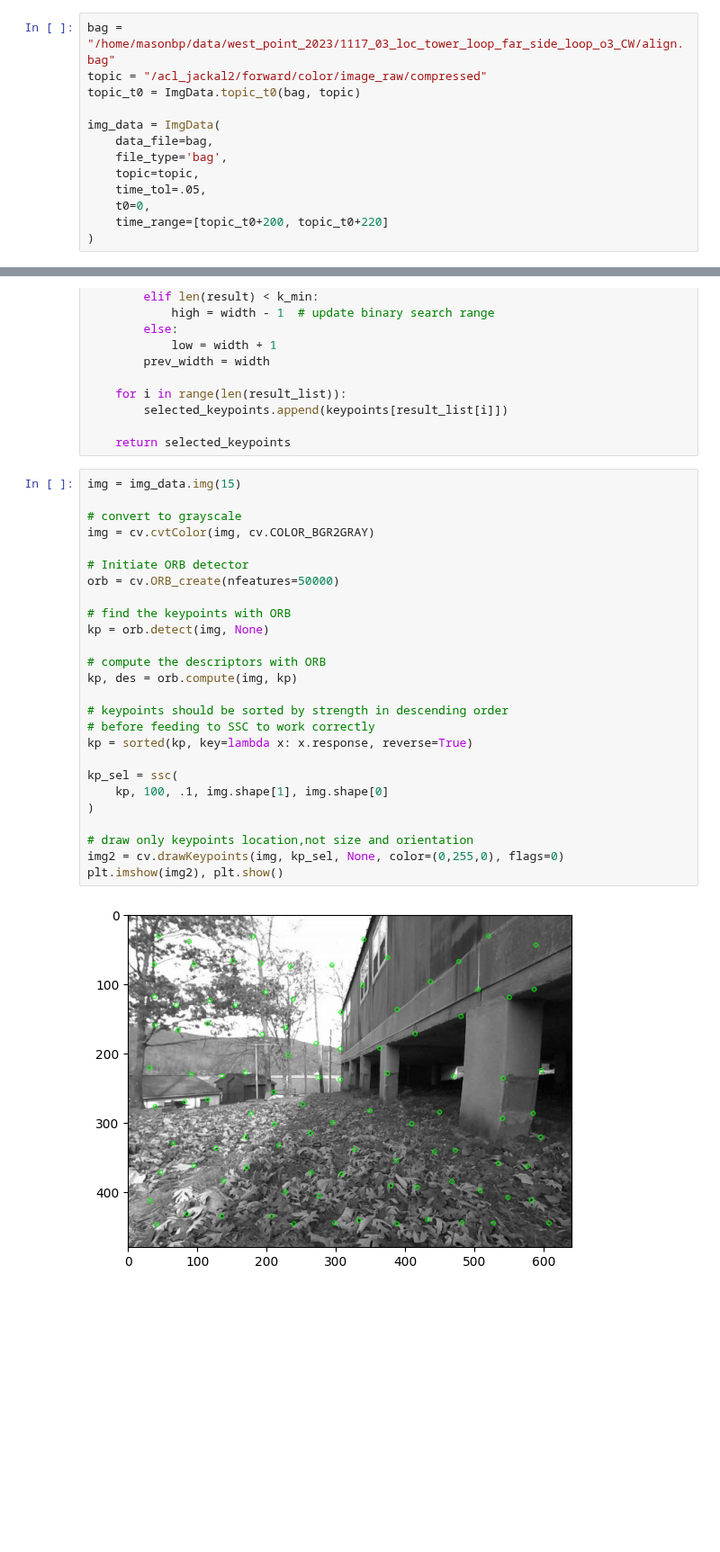
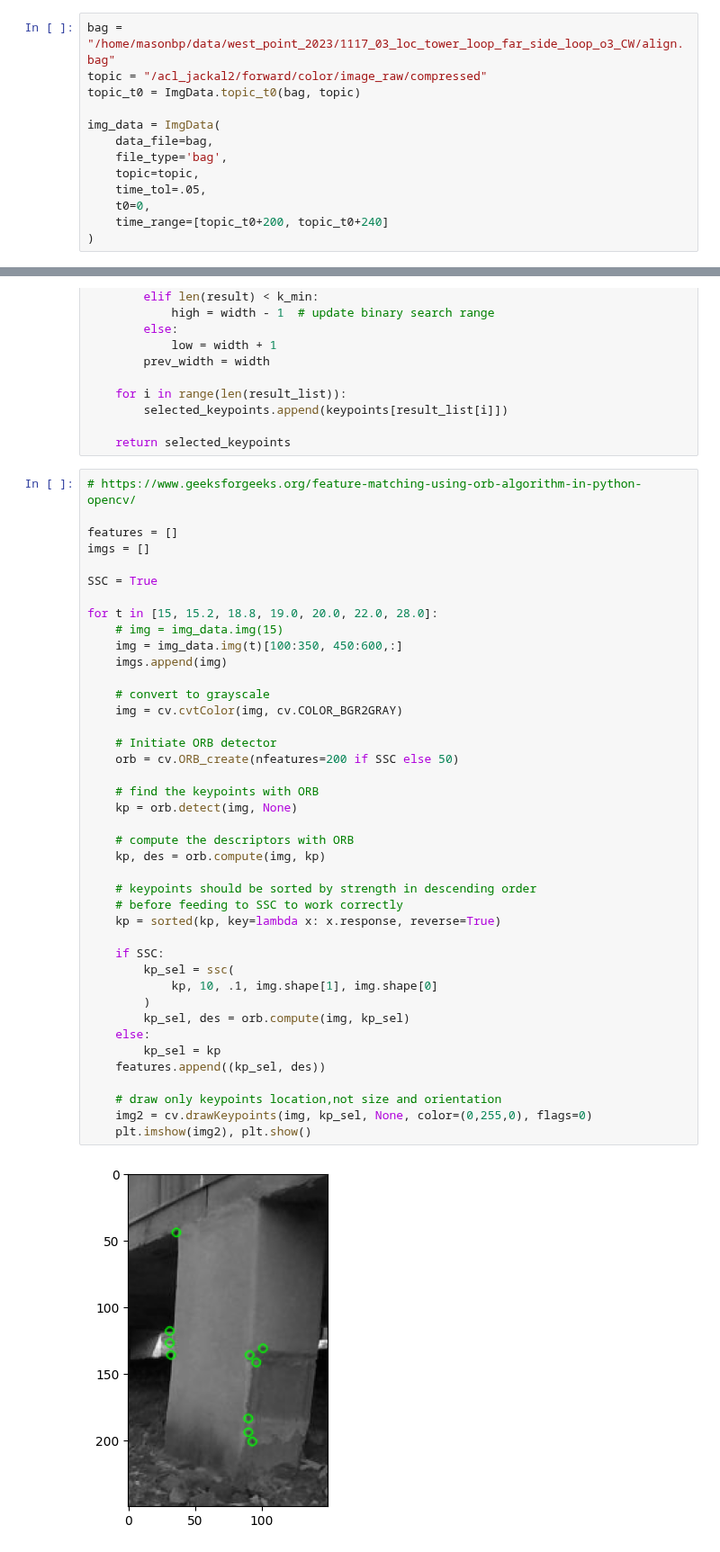
Before and after one commit to mit-acl/roman, a Jupyter notebook: notebooks/11_orb_tracking.ipynb, the cells around one changed output, grey strips where cells are left out. Shown at 90% size. Saved outputs shown, nothing was run; the diff lists cells and outputs as text; blank space fills up the shorter version.

```diff
--- a/notebooks/11_orb_tracking.ipynb
+++ b/notebooks/11_orb_tracking.ipynb
@@ -14,7 +14,7 @@ img_data = ImgData(
     topic=topic,
     time_tol=.05,
     t0=0,
-    time_range=[topic_t0+200, topic_t0+220]
+    time_range=[topic_t0+200, topic_t0+240]
 )
 # %%
 img_data.show(0)
@@ -117,30 +117,45 @@ def ssc(keypoints, num_ret_points, tolerance, cols, rows):
 
     return selected_keypoints
 # %%
-img = img_data.img(15)
+# https://www.geeksforgeeks.org/feature-matching-using-orb-algorithm-in-python-opencv/
 
-# convert to grayscale
-img = cv.cvtColor(img, cv.COLOR_BGR2GRAY)
+features = []
+imgs = []
 
-# Initiate ORB detector
-orb = cv.ORB_create(nfeatures=50000)
+SSC = True
 
-# find the keypoints with ORB
-kp = orb.detect(img, None)
+for t in [15, 15.2, 18.8, 19.0, 20.0, 22.0, 28.0]:
+    # img = img_data.img(15)
+    img = img_data.img(t)[100:350, 450:600,:]
+    imgs.append(img)
 
-# compute the descriptors with ORB
-kp, des = orb.compute(img, kp)
+    # convert to grayscale
+    img = cv.cvtColor(img, cv.COLOR_BGR2GRAY)
 
-# keypoints should be sorted by strength in descending order
-# before feeding to SSC to work correctly
-kp = sorted(kp, key=lambda x: x.response, reverse=True)
+    # Initiate ORB detector
+    orb = cv.ORB_create(nfeatures=200 if SSC else 50)
 
-kp_sel = ssc(
-    kp, 100, .1, img.shape[1], img.shape[0]
-)
+    # find the keypoints with ORB
+    kp = orb.detect(img, None)
 
-# draw only keypoints location,not size and orientation
-img2 = cv.drawKeypoints(img, kp_sel, None, color=(0,255,0), flags=0)
-plt.imshow(img2), plt.show()
+    # compute the descriptors with ORB
+    kp, des = orb.compute(img, kp)
+
+    # keypoints should be sorted by strength in descending order
+    # before feeding to SSC to work correctly
+    kp = sorted(kp, key=lambda x: x.response, reverse=True)
+
+    if SSC:
+        kp_sel = ssc(
+            kp, 10, .1, img.shape[1], img.shape[0]
+        )
+        kp_sel, des = orb.compute(img, kp_sel)
+    else:
+        kp_sel = kp
+    features.append((kp_sel, des))
+
+    # draw only keypoints location,not size and orientation
+    img2 = cv.drawKeypoints(img, kp_sel, None, color=(0,255,0), flags=0)
+    plt.imshow(img2), plt.show()
 # %% [output]
-[figure, old version]
+[figure, new version]
```
Also changed, not shown: parts of 3 cells of this notebook, 5 other files.
